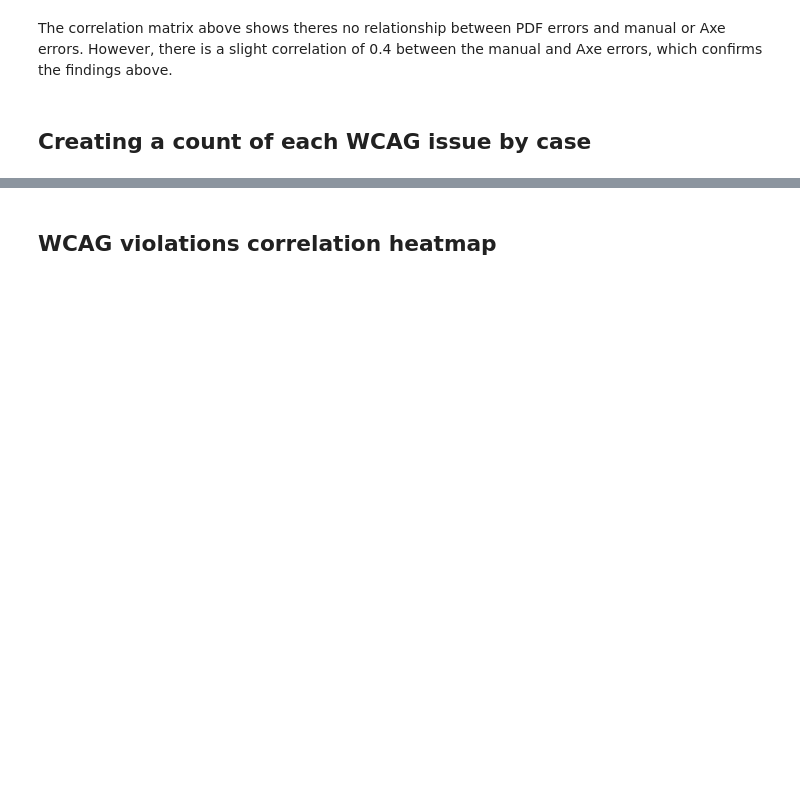
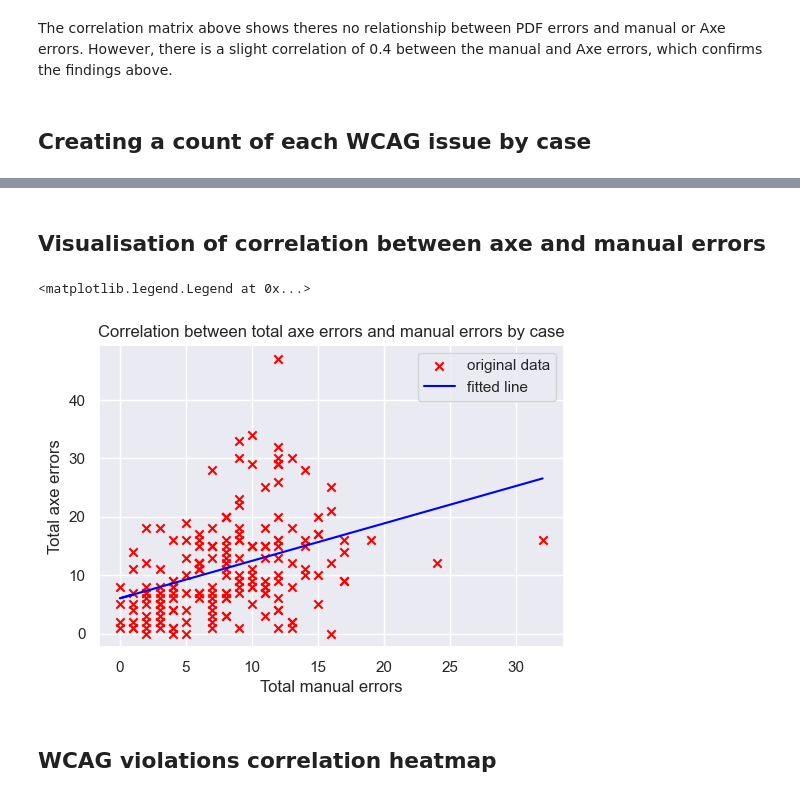
Before and after one commit to alphagov/GDS-Accessibility-Monitoring-Platform-Data-Audit-2022, a Jupyter notebook: notebooks/7 - Correlation between axe and manual errors.ipynb, the cells around one changed output, grey strips where cells are left out. Drawn from its saved outputs; the diff is of its cells as text; code cells hidden in the pictures; blank space fills up the shorter version.

```diff
--- a/notebooks/7 - Correlation between axe and manual errors.ipynb
+++ b/notebooks/7 - Correlation between axe and manual errors.ipynb
@@ -195,6 +195,43 @@ sum_df.head()
 | 2 | 0.0 | 0.0 | 0.0 | 0.0 | 0.0 | ... |
 | 3 | 0.0 | 0.0 | 0.0 | 1.0 | 0.0 | ... |
 | 4 | 0.0 | 0.0 | 1.0 | 0.0 | 0.0 | ... |
+# %% [markdown]
+## Visualisation of correlation between axe and manual errors
+# %%
+import matplotlib.pyplot as plt
+import numpy as np
+from scipy.optimize import curve_fit
+
+
+# this is the function we want to fit
+def func(x, a, b, c):
+    return a*x*x + b*x + c
+
+
+# this is dataset 2 from
+# https://en.wikipedia.org/wiki/Anscombe%27s_quartet
+x_values = sum_df["total_manual"]
+y_values = sum_df["total_axe"]
+
+fig, ax = plt.subplots()
+fig.set_dpi(100.0)
+
+ax.scatter(x_values, y_values, c="red", marker="x", label="original data")
+
+# compute linear regression
+res = stats.linregress(x_values, y_values)
+# create fitted values
+y_fit = [res.intercept + res.slope*x for x in x_values]
+
+ax.plot(x_values, y_fit, c="blue", label="fitted line")
+
+ax.set_xlabel("Total manual errors")
+ax.set_ylabel("Total axe errors")
+ax.set_title("Correlation between total axe errors and manual errors by case")
+ax.legend()
+# %% [output]
+<matplotlib.legend.Legend at 0x...>
+[figure, added]
 # %% [markdown]
 ## WCAG violations correlation heatmap  <a class="anchor" id="wcag-heatmap"></a>
 # %%
```
Also changed, not shown: parts of 9 cells of this notebook, 11 other files.
